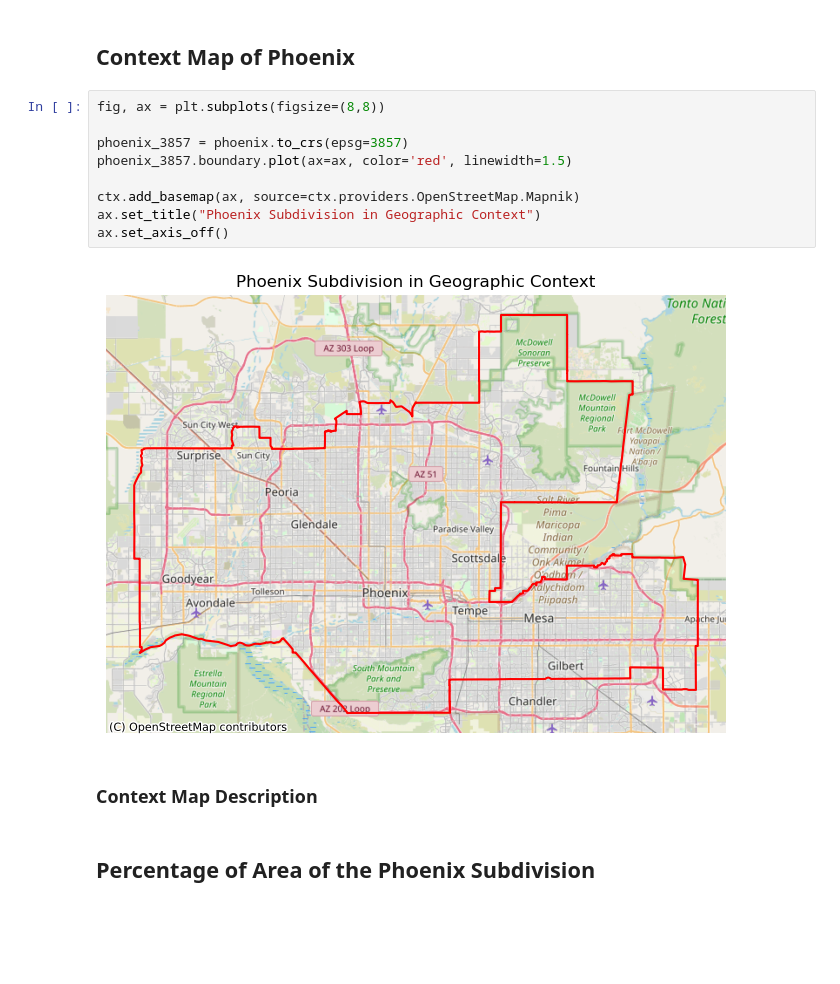
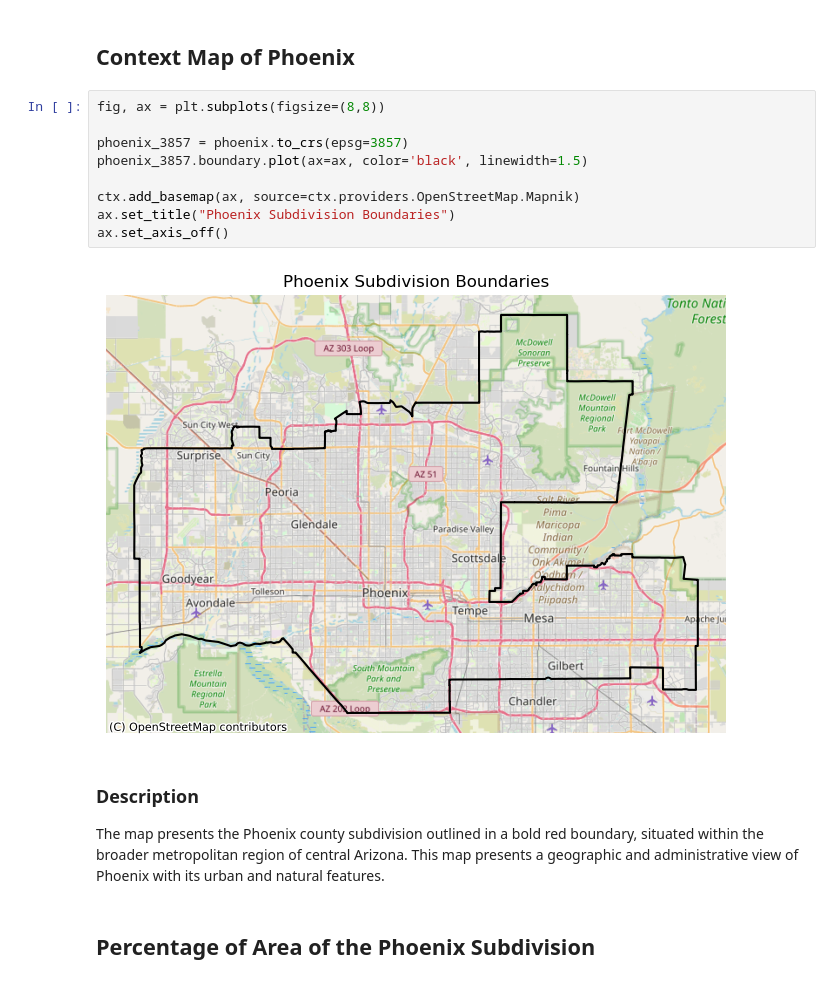
Before and after one commit to mmorenorolon/bii-change-phoenix, a Jupyter notebook: bii-change-phoenix.ipynb, the cells around one changed output. Cells and saved outputs as stored; diff of their text form; blank space fills up the shorter version.

Commit message:
create final plot

```diff
--- a/bii-change-phoenix.ipynb
+++ b/bii-change-phoenix.ipynb
@@ -367,16 +367,18 @@ The datasets contain terrestrial biodiversity intactness index data at 100m reso
 # %%
 fig, ax = plt.subplots(figsize=(8,8))
 
 phoenix_3857 = phoenix.to_crs(epsg=3857)
-phoenix_3857.boundary.plot(ax=ax, color='red', linewidth=1.5)
+phoenix_3857.boundary.plot(ax=ax, color='black', linewidth=1.5)
 
 ctx.add_basemap(ax, source=ctx.providers.OpenStreetMap.Mapnik)
-ax.set_title("Phoenix Subdivision in Geographic Context")
+ax.set_title("Phoenix Subdivision Boundaries")
 ax.set_axis_off()
 # %% [output]
-[figure, old version]
+[figure, new version]
 # %% [markdown]
-### Context Map Description
+### Description
+
+The map presents the Phoenix county subdivision outlined in a bold red boundary, situated within the broader metropolitan region of central Arizona. This map presents a geographic and administrative view of Phoenix with its urban and natural features.
 # %% [markdown]
 ## Percentage of Area of the Phoenix Subdivision
 # %% [markdown]
```
Also changed, not shown: parts of 22 cells of this notebook.
